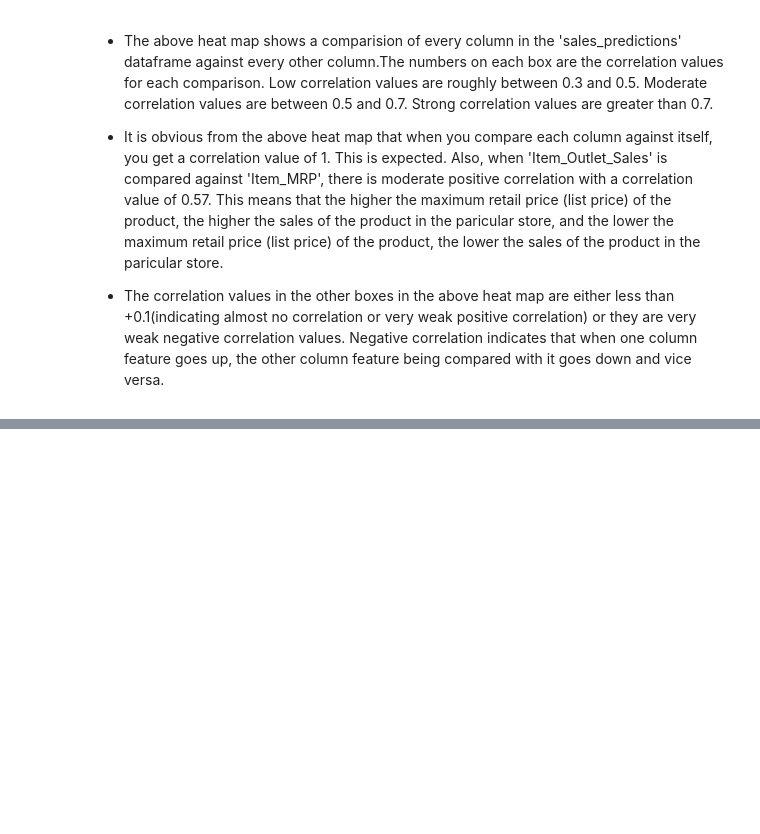
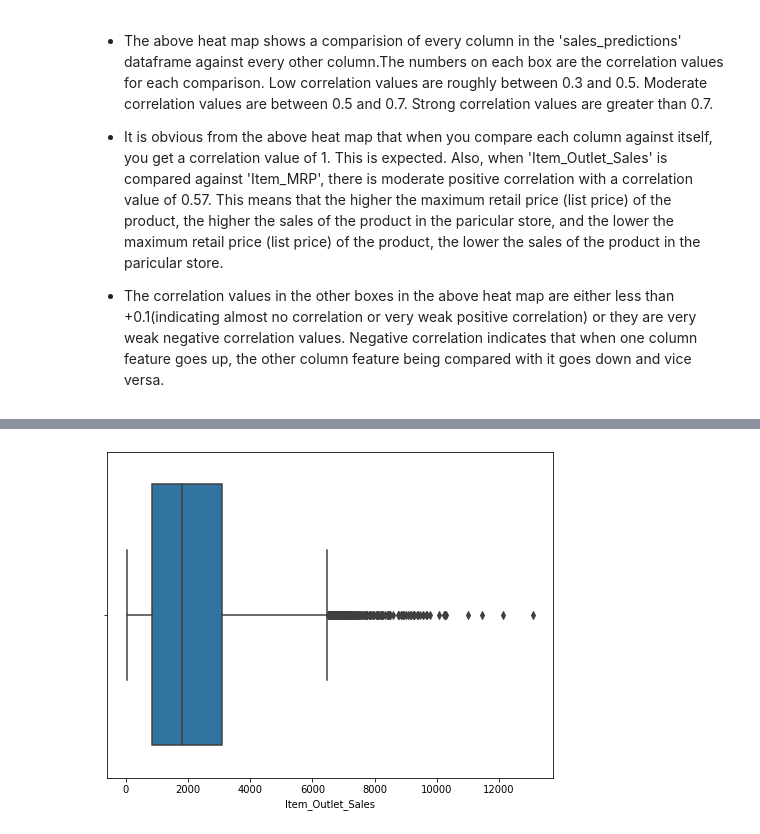
Before and after one commit to todebode/Food-Sales-Predictions, a Jupyter notebook: Food_sales_predictions.ipynb, the cells around one changed output, grey strips where cells are left out. Drawn from its saved outputs; the diff is of its cells as text; code cells hidden in the pictures; blank space fills up the shorter version.

```diff
--- a/Food_sales_predictions.ipynb
+++ b/Food_sales_predictions.ipynb
@@ -323,0 +350,6 @@ sns.heatmap(corr_salespredict, cmap='Blues', annot=True);
+# %%
+# Boxplot for 'Item_Outlet_Sales' column
+plt.figure(figsize=(8,6))
+sns.boxplot(data=sales_predictions, x='Item_Outlet_Sales');
+# %% [output]
+[figure, added]
```
Also changed, not shown: parts of 15 cells of this notebook.
